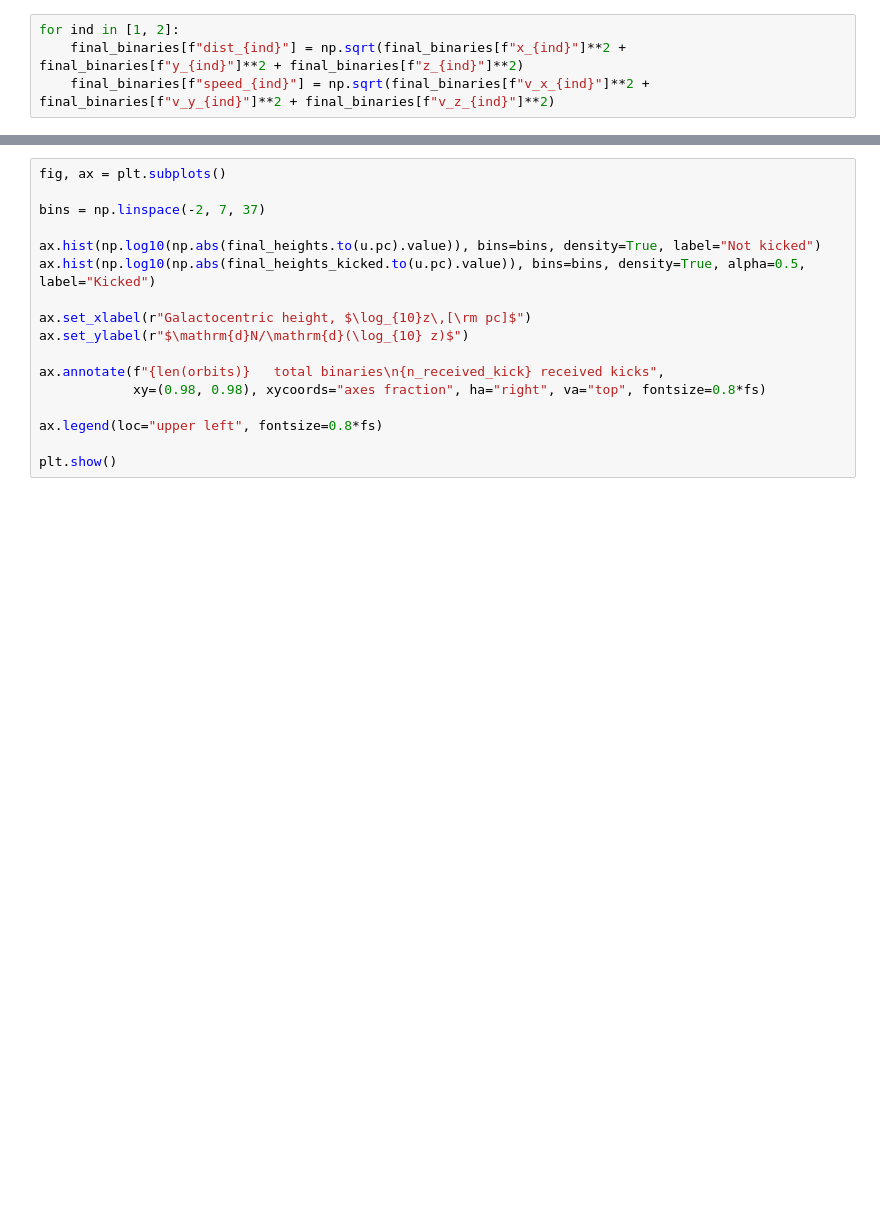
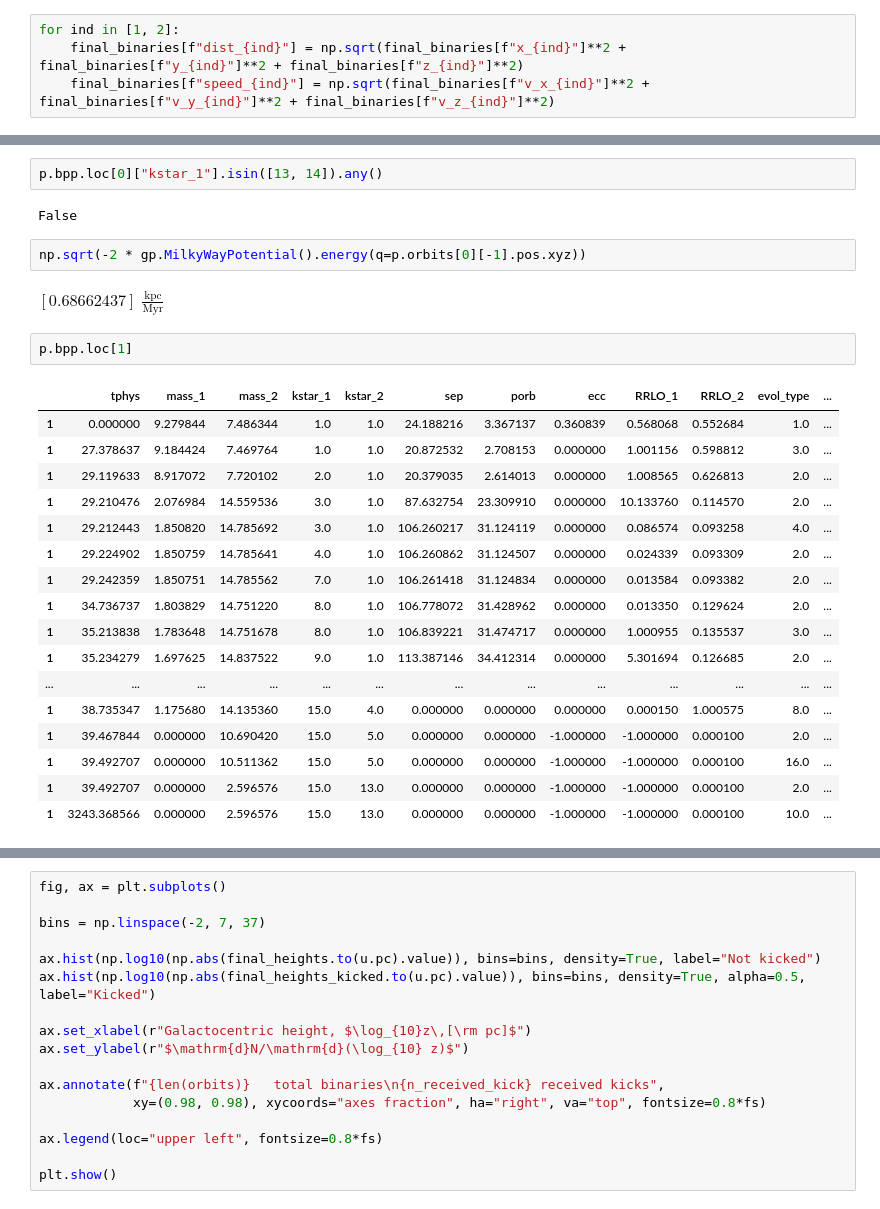
Before and after one commit to TomWagg/cogsworth, a Jupyter notebook: scratch.ipynb, the cells around one changed output, grey strips where cells are left out. Drawn from its saved outputs; the diff is of its cells as text; blank space fills up the shorter version.

```diff
--- a/scratch.ipynb
+++ b/scratch.ipynb
@@ -329,0 +267,28 @@ grid_plot_by_mass("dist", "speed", r"Distance from Galactic centre, $D\,[\rm pc]
+# %%
+p.bpp.loc[0]["kstar_1"].isin([13, 14]).any()
+# %% [output]
+False
+# %%
+np.sqrt(-2 * gp.MilkyWayPotential().energy(q=p.orbits[0][-1].pos.xyz))
+# %% [output]
+$[0.68662437] \; \mathrm{\frac{kpc}{Myr}}$
+# %%
+p.bpp.loc[1]
+# %% [output]
+|  | tphys | mass_1 | mass_2 | kstar_1 | kstar_2 | sep | porb | ecc | RRLO_1 | RRLO_2 | evol_type | ... |
+| 1 | 0.000000 | 9.279844 | 7.486344 | 1.0 | 1.0 | 24.188216 | 3.367137 | 0.360839 | 0.568068 | 0.552684 | 1.0 | ... |
+| 1 | 27.378637 | 9.184424 | 7.469764 | 1.0 | 1.0 | 20.872532 | 2.708153 | 0.000000 | 1.001156 | 0.598812 | 3.0 | ... |
+| 1 | 29.119633 | 8.917072 | 7.720102 | 2.0 | 1.0 | 20.379035 | 2.614013 | 0.000000 | 1.008565 | 0.626813 | 2.0 | ... |
+| 1 | 29.210476 | 2.076984 | 14.559536 | 3.0 | 1.0 | 87.632754 | 23.309910 | 0.000000 | 10.133760 | 0.114570 | 2.0 | ... |
+| 1 | 29.212443 | 1.850820 | 14.785692 | 3.0 | 1.0 | 106.260217 | 31.124119 | 0.000000 | 0.086574 | 0.093258 | 4.0 | ... |
+| 1 | 29.224902 | 1.850759 | 14.785641 | 4.0 | 1.0 | 106.260862 | 31.124507 | 0.000000 | 0.024339 | 0.093309 | 2.0 | ... |
+| 1 | 29.242359 | 1.850751 | 14.785562 | 7.0 | 1.0 | 106.261418 | 31.124834 | 0.000000 | 0.013584 | 0.093382 | 2.0 | ... |
+| 1 | 34.736737 | 1.803829 | 14.751220 | 8.0 | 1.0 | 106.778072 | 31.428962 | 0.000000 | 0.013350 | 0.129624 | 2.0 | ... |
+| 1 | 35.213838 | 1.783648 | 14.751678 | 8.0 | 1.0 | 106.839221 | 31.474717 | 0.000000 | 1.000955 | 0.135537 | 3.0 | ... |
+| 1 | 35.234279 | 1.697625 | 14.837522 | 9.0 | 1.0 | 113.387146 | 34.412314 | 0.000000 | 5.301694 | 0.126685 | 2.0 | ... |
+| ... | ... | ... | ... | ... | ... | ... | ... | ... | ... | ... | ... | ... |
+| 1 | 38.735347 | 1.175680 | 14.135360 | 15.0 | 4.0 | 0.000000 | 0.000000 | 0.000000 | 0.000150 | 1.000575 | 8.0 | ... |
+| 1 | 39.467844 | 0.000000 | 10.690420 | 15.0 | 5.0 | 0.000000 | 0.000000 | -1.000000 | -1.000000 | 0.000100 | 2.0 | ... |
+| 1 | 39.492707 | 0.000000 | 10.511362 | 15.0 | 5.0 | 0.000000 | 0.000000 | -1.000000 | -1.000000 | 0.000100 | 16.0 | ... |
+| 1 | 39.492707 | 0.000000 | 2.596576 | 15.0 | 13.0 | 0.000000 | 0.000000 | -1.000000 | -1.000000 | 0.000100 | 2.0 | ... |
+| 1 | 3243.368566 | 0.000000 | 2.596576 | 15.0 | 13.0 | 0.000000 | 0.000000 | -1.000000 | -1.000000 | 0.000100 | 10.0 | ... |
```
Also changed, not shown: parts of 40 cells of this notebook, 1 other file.
